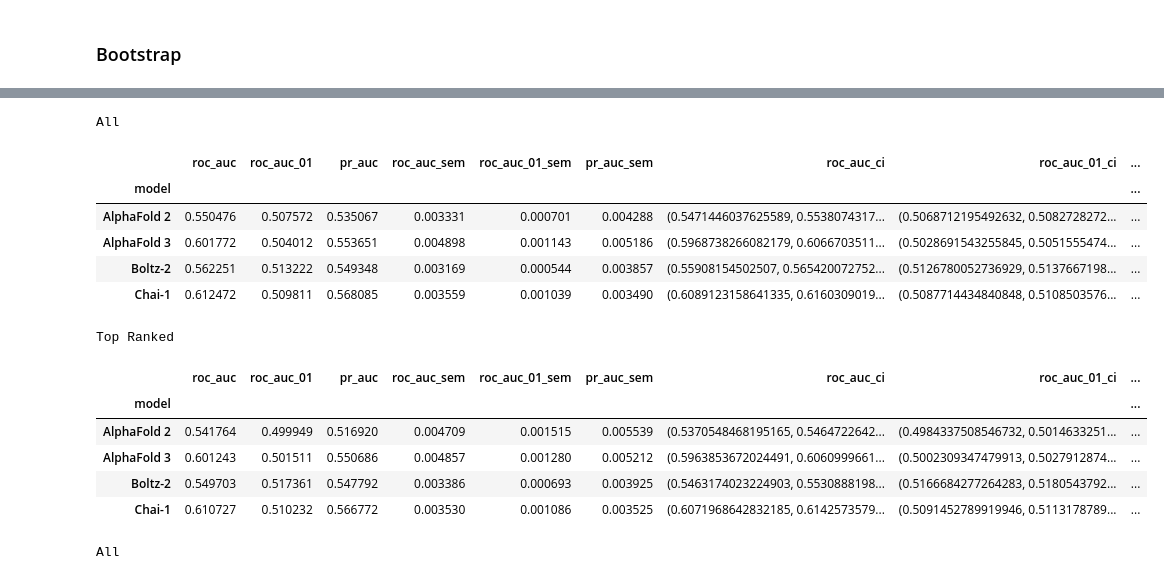
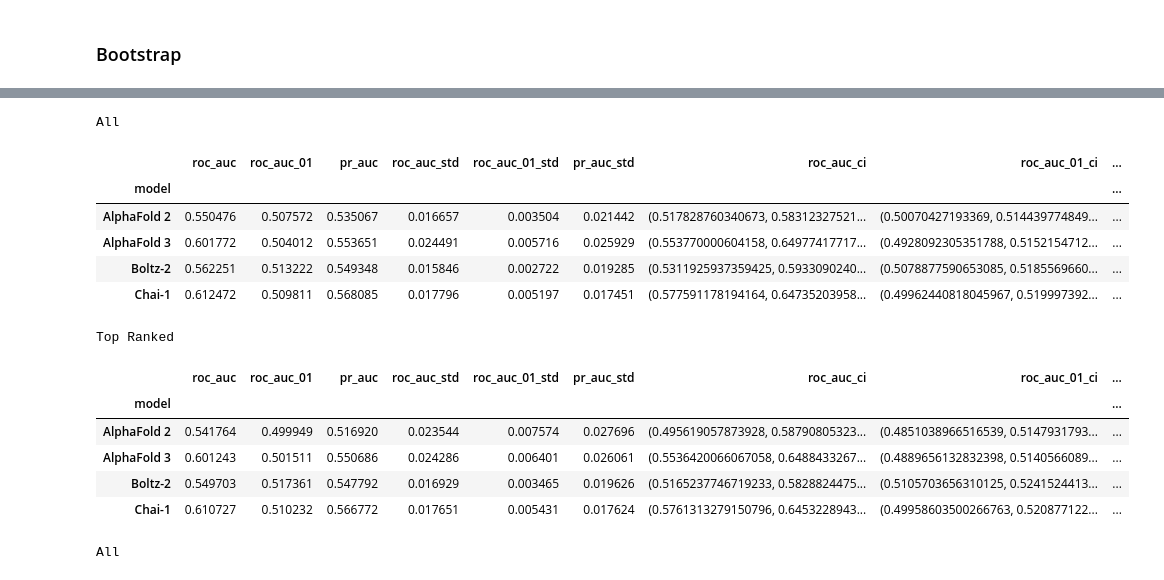
Before and after one commit to benjiemc/tcr-pmhc-predicted-structures, a Jupyter notebook: notebooks/benchmark_structure_prediction_methods.ipynb, the cells around one changed output, grey strips where cells are left out. Drawn from its saved outputs; the diff is of its cells as text; code cells hidden in the pictures.

```diff
--- a/notebooks/benchmark_structure_prediction_methods.ipynb
+++ b/notebooks/benchmark_structure_prediction_methods.ipynb
@@ -14,6 +14,8 @@ from matplotlib.axes import Axes
 from matplotlib.ticker import PercentFormatter
 from scipy import stats
 from sklearn.metrics import auc, precision_recall_curve, roc_auc_score
+# %%
+SIGNIFICANCE_LEVEL = 0.05
 # %%
 sequences = pd.read_csv('../data/interim/sequences_sample_1500.csv', index_col='index')
 sequences['fold'] = sequences['fold'].astype(str)
@@ -179,42 +181,52 @@ for metric_name in ('roc_auc', 'roc_auc_01', 'pr_auc'):
 # %%
+norm_val = stats.norm.ppf(1 - SIGNIFICANCE_LEVEL / 2)
+
 print('All')
 scores_agg = metric_scores.join(
-    samples_metric_scores.set_index('sample_num').groupby('model').agg('sem'), rsuffix='_sem'
+    samples_metric_scores.set_index('sample_num').groupby('model').agg('std'), rsuffix='_std'
 )
 for metric in 'roc_auc', 'roc_auc_01', 'pr_auc':
     scores_agg[f'{metric}_ci'] = scores_agg.apply(
-        lambda row, metric=metric: (row[metric] - row[f'{metric}_sem'], row[metric] + row[f'{metric}_sem']), axis=1
+        lambda row, metric=metric, norm_val=norm_val: (
+            row[metric] - norm_val * row[f'{metric}_std'],
+            row[metric] + norm_val * row[f'{metric}_std'],
+        ),
+        axis=1,
     )
 
 ipy_display.display(scores_agg)
 
 print()
 
 print('Top Ranked')
 scores_agg_top_rank = metric_scores_top_rank.join(
-    samples_metric_scores_top_rank.set_index('sample_num').groupby('model').agg('sem'), rsuffix='_sem'
+    samples_metric_scores_top_rank.set_index('sample_num').groupby('model').agg('std'), rsuffix='_std'
 )
 for metric in 'roc_auc', 'roc_auc_01', 'pr_auc':
     scores_agg_top_rank[f'{metric}_ci'] = scores_agg_top_rank.apply(
-        lambda row, metric=metric: (row[metric] - row[f'{metric}_sem'], row[metric] + row[f'{metric}_sem']), axis=1
+        lambda row, metric=metric, norm_val=norm_val: (
+            row[metric] - norm_val * row[f'{metric}_std'],
+            row[metric] + norm_val * row[f'{metric}_std'],
+        ),
+        axis=1,
     )
 
 ipy_display.display(scores_agg_top_rank)
 # %% [output]
 All
-|  | roc_auc | roc_auc_01 | pr_auc | roc_auc_sem | roc_auc_01_sem | pr_auc_sem | roc_auc_ci | roc_auc_01_ci | ... |
+|  | roc_auc | roc_auc_01 | pr_auc | roc_auc_std | roc_auc_01_std | pr_auc_std | roc_auc_ci | roc_auc_01_ci | ... |
 | model |  |  |  |  |  |  |  |  | ... |
-| AlphaFold 2 | 0.550476 | 0.507572 | 0.535067 | 0.003331 | 0.000701 | 0.004288 | (0.5471446037625589, 0.5538074317... | (0.5068712195492632, 0.5082728272... | ... |
-| AlphaFold 3 | 0.601772 | 0.504012 | 0.553651 | 0.004898 | 0.001143 | 0.005186 | (0.5968738266082179, 0.6066703511... | (0.5028691543255845, 0.5051555474... | ... |
-| Boltz-2 | 0.562251 | 0.513222 | 0.549348 | 0.003169 | 0.000544 | 0.003857 | (0.55908154502507, 0.565420072752... | (0.5126780052736929, 0.5137667198... | ... |
-| Chai-1 | 0.612472 | 0.509811 | 0.568085 | 0.003559 | 0.001039 | 0.003490 | (0.6089123158641335, 0.6160309019... | (0.5087714434840848, 0.5108503576... | ... |
+| AlphaFold 2 | 0.550476 | 0.507572 | 0.535067 | 0.016657 | 0.003504 | 0.021442 | (0.517828760340673, 0.58312327521... | (0.50070427193369, 0.514439774849... | ... |
+| AlphaFold 3 | 0.601772 | 0.504012 | 0.553651 | 0.024491 | 0.005716 | 0.025929 | (0.553770000604158, 0.64977417717... | (0.4928092305351788, 0.5152154712... | ... |
+| Boltz-2 | 0.562251 | 0.513222 | 0.549348 | 0.015846 | 0.002722 | 0.019285 | (0.5311925937359425, 0.5933090240... | (0.5078877590653085, 0.5185569660... | ... |
+| Chai-1 | 0.612472 | 0.509811 | 0.568085 | 0.017796 | 0.005197 | 0.017451 | (0.577591178194164, 0.64735203958... | (0.49962440818045967, 0.519997392... | ... |
 Top Ranked
-|  | roc_auc | roc_auc_01 | pr_auc | roc_auc_sem | roc_auc_01_sem | pr_auc_sem | roc_auc_ci | roc_auc_01_ci | ... |
+|  | roc_auc | roc_auc_01 | pr_auc | roc_auc_std | roc_auc_01_std | pr_auc_std | roc_auc_ci | roc_auc_01_ci | ... |
 | model |  |  |  |  |  |  |  |  | ... |
-| AlphaFold 2 | 0.541764 | 0.499949 | 0.516920 | 0.004709 | 0.001515 | 0.005539 | (0.5370548468195165, 0.5464722642... | (0.4984337508546732, 0.5014633251... | ... |
-| AlphaFold 3 | 0.601243 | 0.501511 | 0.550686 | 0.004857 | 0.001280 | 0.005212 | (0.5963853672024491, 0.6060999661... | (0.5002309347479913, 0.5027912874... | ... |
-| Boltz-2 | 0.549703 | 0.517361 | 0.547792 | 0.003386 | 0.000693 | 0.003925 | (0.5463174023224903, 0.5530888198... | (0.5166684277264283, 0.5180543792... | ... |
-| Chai-1 | 0.610727 | 0.510232 | 0.566772 | 0.003530 | 0.001086 | 0.003525 | (0.6071968642832185, 0.6142573579... | (0.5091452789919946, 0.5113178789... | ... |
+| AlphaFold 2 | 0.541764 | 0.499949 | 0.516920 | 0.023544 | 0.007574 | 0.027696 | (0.495619057873928, 0.58790805323... | (0.4851038966516539, 0.5147931793... | ... |
+| AlphaFold 3 | 0.601243 | 0.501511 | 0.550686 | 0.024286 | 0.006401 | 0.026061 | (0.5536420066067058, 0.6488433267... | (0.4889656132832398, 0.5140566089... | ... |
+| Boltz-2 | 0.549703 | 0.517361 | 0.547792 | 0.016929 | 0.003465 | 0.019626 | (0.5165237746719233, 0.5828824475... | (0.5105703656310125, 0.5241524413... | ... |
+| Chai-1 | 0.610727 | 0.510232 | 0.566772 | 0.017651 | 0.005431 | 0.017624 | (0.5761313279150796, 0.6453228943... | (0.49958603500266763, 0.520877122... | ... |
 # %%
 def calculate_differences(sample_groups: pd.DataFrame) -> pd.DataFrame:
     groups = list(sample_groups.groupby('model'))
```
Also changed, not shown: parts of 2 cells of this notebook, 4 other files.
